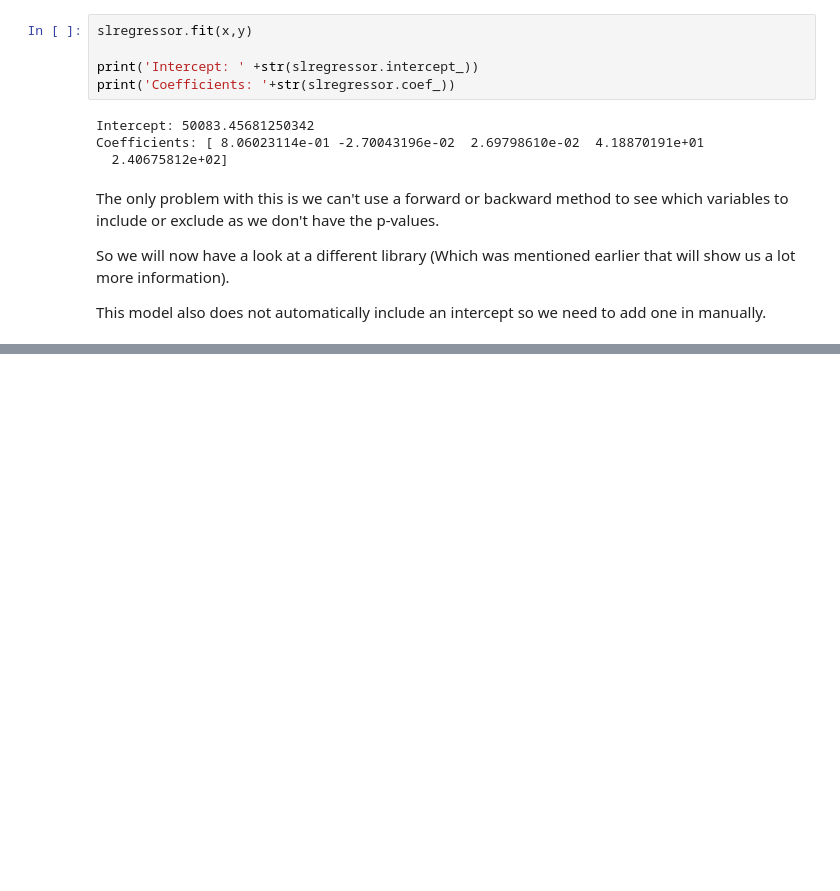
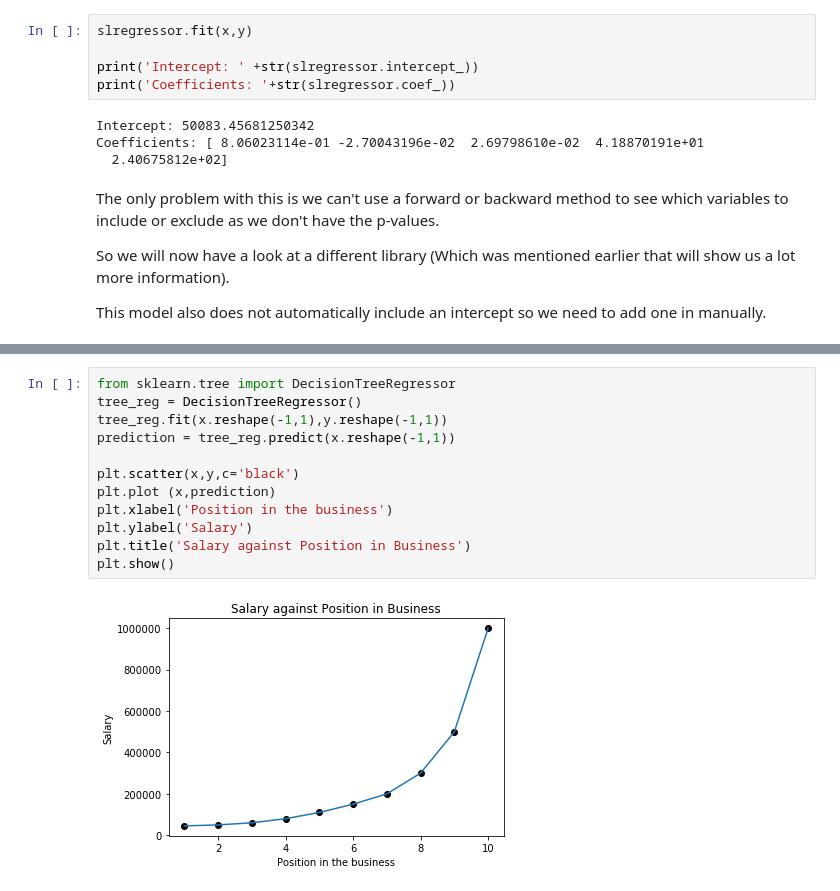
Before and after one commit to Poissonza/Python-Tutorial-Notes, a Jupyter notebook: 2 SKLearn Machine Learning.ipynb, the cells around one changed output, grey strips where cells are left out. Cells and saved outputs as stored; diff of their text form; blank space fills up the shorter version.

```diff
--- a/2 SKLearn Machine Learning.ipynb
+++ b/2 SKLearn Machine Learning.ipynb
@@ -170,0 +286,14 @@ From this point we can keep reruning the models until we have removed all of the
+# %%
+from sklearn.tree import DecisionTreeRegressor
+tree_reg = DecisionTreeRegressor()
+tree_reg.fit(x.reshape(-1,1),y.reshape(-1,1))
+prediction = tree_reg.predict(x.reshape(-1,1))
+
+plt.scatter(x,y,c='black')
+plt.plot (x,prediction)
+plt.xlabel('Position in the business')
+plt.ylabel('Salary')
+plt.title('Salary against Position in Business')
+plt.show()
+# %% [output]
+[figure, added]
```
Also changed, not shown: parts of 21 cells of this notebook, 1 other file.
